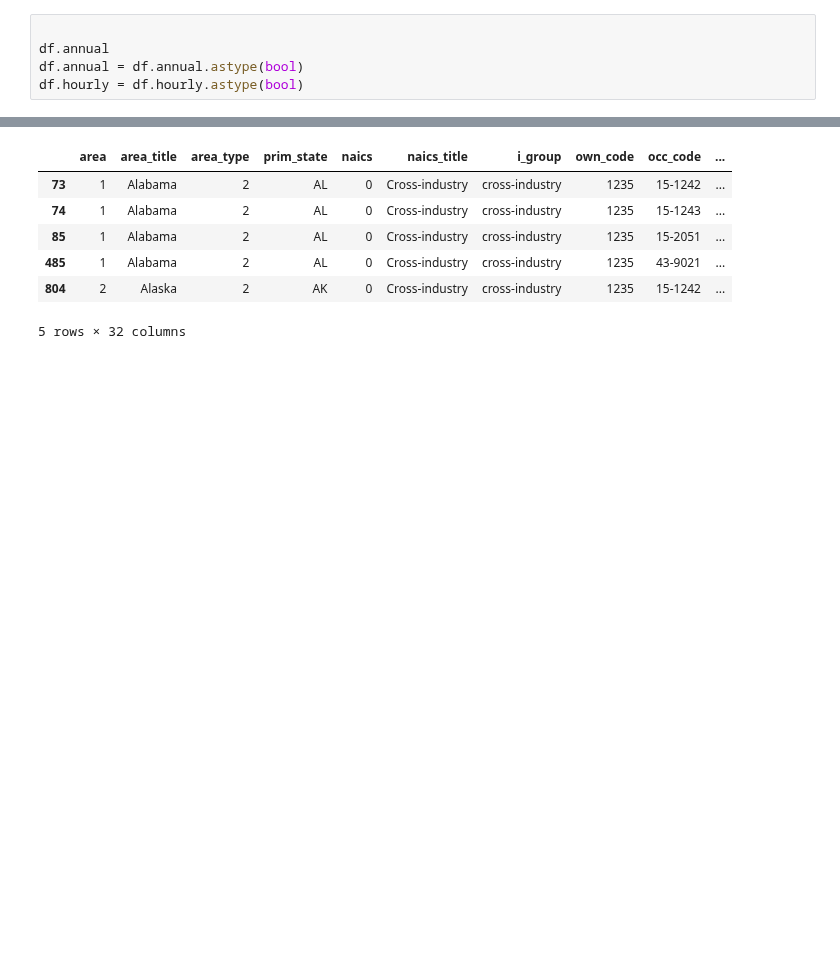
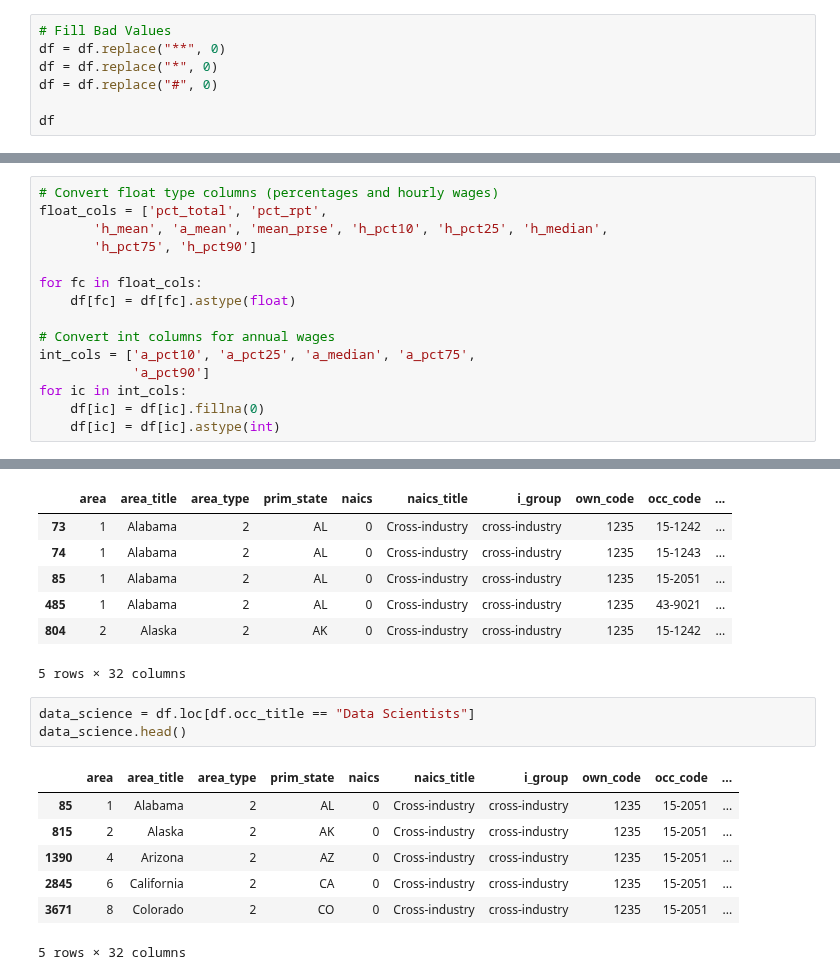
Before and after one commit to andrewbowen19/storiesDATA608, a Jupyter notebook: story4.ipynb, the cells around one changed output, grey strips where cells are left out. Drawn from its saved outputs; the diff is of its cells as text; blank space fills up the shorter version.

```diff
--- a/story4.ipynb
+++ b/story4.ipynb
@@ -54,5 +68,7 @@ Enforcing some types
-# %%
-
-df.annual
-df.annual = df.annual.astype(bool)
-df.hourly = df.hourly.astype(bool)
+# %%
+# Fill Bad Values
+df = df.replace("**", 0)
+df = df.replace("*", 0)
+df = df.replace("#", 0)
+
+df
@@ -59,3 +89,18 @@ df.hourly = df.hourly.astype(bool)
+# %%
+# Convert float type columns (percentages and hourly wages)
+float_cols = ['pct_total', 'pct_rpt',
+       'h_mean', 'a_mean', 'mean_prse', 'h_pct10', 'h_pct25', 'h_median',
+       'h_pct75', 'h_pct90']
+
+for fc in float_cols:
+    df[fc] = df[fc].astype(float)
+
+# Convert int columns for annual wages
+int_cols = ['a_pct10', 'a_pct25', 'a_median', 'a_pct75',
+            'a_pct90']
+for ic in int_cols:
+    df[ic] = df[ic].fillna(0)
+    df[ic] = df[ic].astype(int)
 # %%
 df.columns
 # %% [output]
@@ -93,3 +124,14 @@ data_jobs.head()
 | 485 | 1 | Alabama | 2 | AL | 0 | Cross-industry | cross-industry | 1235 | 43-9021 | ... |
 | 804 | 2 | Alaska | 2 | AK | 0 | Cross-industry | cross-industry | 1235 | 15-1242 | ... |
 5 rows × 32 columns
+# %%
+data_science = df.loc[df.occ_title == "Data Scientists"]
+data_science.head()
+# %% [output]
+|  | area | area_title | area_type | prim_state | naics | naics_title | i_group | own_code | occ_code | ... |
+| 85 | 1 | Alabama | 2 | AL | 0 | Cross-industry | cross-industry | 1235 | 15-2051 | ... |
+| 815 | 2 | Alaska | 2 | AK | 0 | Cross-industry | cross-industry | 1235 | 15-2051 | ... |
+| 1390 | 4 | Arizona | 2 | AZ | 0 | Cross-industry | cross-industry | 1235 | 15-2051 | ... |
+| 2845 | 6 | California | 2 | CA | 0 | Cross-industry | cross-industry | 1235 | 15-2051 | ... |
+| 3671 | 8 | Colorado | 2 | CO | 0 | Cross-industry | cross-industry | 1235 | 15-2051 | ... |
+5 rows × 32 columns
```
Also changed, not shown: parts of 10 cells of this notebook, 1 other file.
